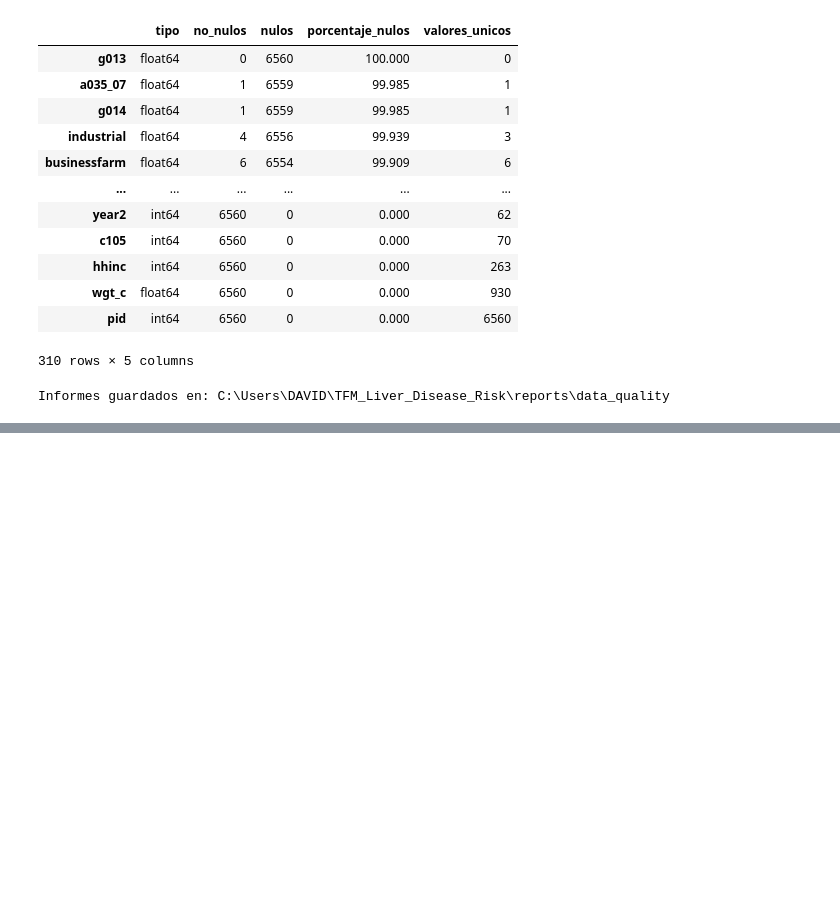
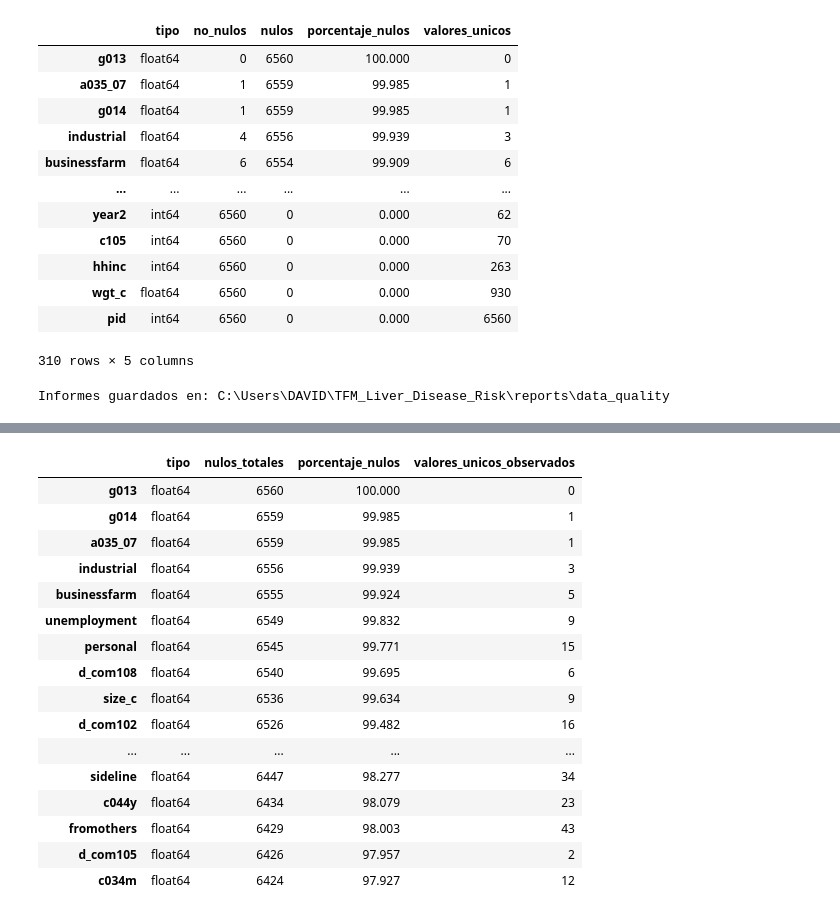
Before and after one commit to davidovi55/TFM_Liver_Disease_Risk, a Jupyter notebook: notebooks/03_data_quality_and_eda.ipynb, the cells around one changed output, grey strips where cells are left out. Cells and saved outputs as stored; diff of their text form; code cells hidden in the pictures; blank space fills up the shorter version.

```diff
--- a/notebooks/03_data_quality_and_eda.ipynb
+++ b/notebooks/03_data_quality_and_eda.ipynb
@@ -637,0 +899,34 @@ Informes guardados en: C:\Users\DAVID\TFM_Liver_Disease_Risk\reports\data_qualit
+# %%
+missing_after_special_codes = pd.DataFrame({
+    "tipo": df_work.dtypes.astype(str),
+    "nulos_totales": df_work.isna().sum(),
+    "porcentaje_nulos": (
+        df_work.isna().mean() * 100
+    ),
+    "valores_unicos_observados": (
+        df_work.nunique(dropna=True)
+    )
+}).sort_values(
+    "porcentaje_nulos",
+    ascending=False
+)
+
+display(missing_after_special_codes.head(40))
+# %% [output]
+|  | tipo | nulos_totales | porcentaje_nulos | valores_unicos_observados |
+| g013 | float64 | 6560 | 100.000 | 0 |
+| g014 | float64 | 6559 | 99.985 | 1 |
+| a035_07 | float64 | 6559 | 99.985 | 1 |
+| industrial | float64 | 6556 | 99.939 | 3 |
+| businessfarm | float64 | 6555 | 99.924 | 5 |
+| unemployment | float64 | 6549 | 99.832 | 9 |
+| personal | float64 | 6545 | 99.771 | 15 |
+| d_com108 | float64 | 6540 | 99.695 | 6 |
+| size_c | float64 | 6536 | 99.634 | 9 |
+| d_com102 | float64 | 6526 | 99.482 | 16 |
+| ... | ... | ... | ... | ... |
+| sideline | float64 | 6447 | 98.277 | 34 |
+| c044y | float64 | 6434 | 98.079 | 23 |
+| fromothers | float64 | 6429 | 98.003 | 43 |
+| d_com105 | float64 | 6426 | 97.957 | 2 |
+| c034m | float64 | 6424 | 97.927 | 12 |
```
Also changed, not shown: parts of 13 cells of this notebook, 50 other files.
